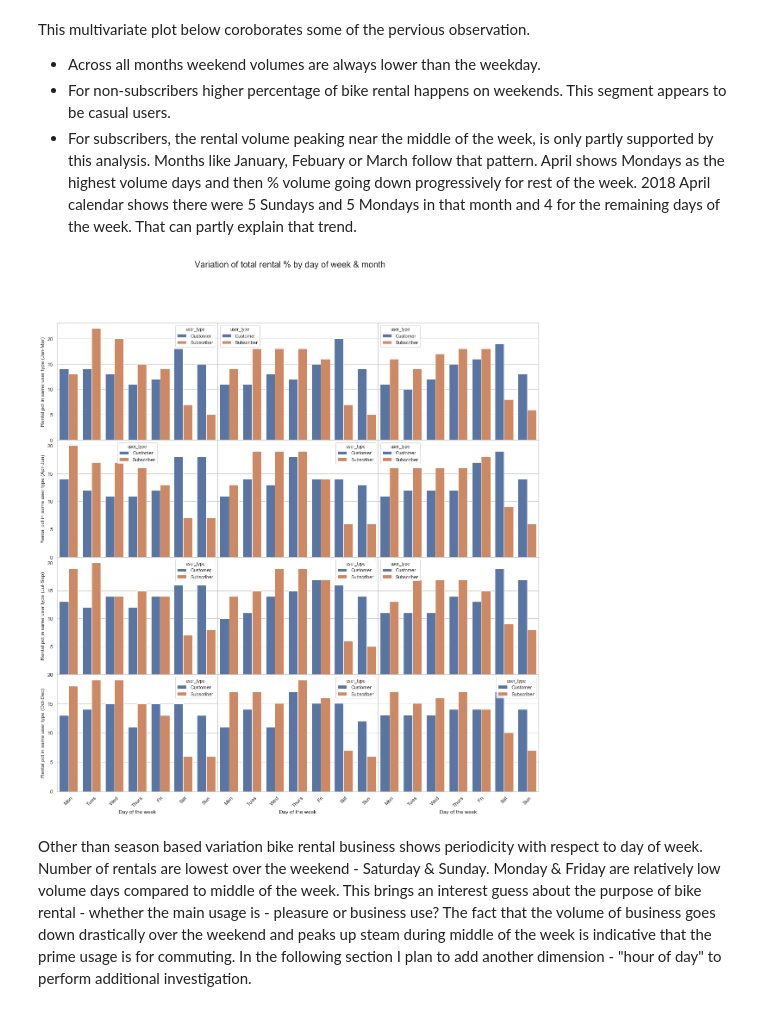
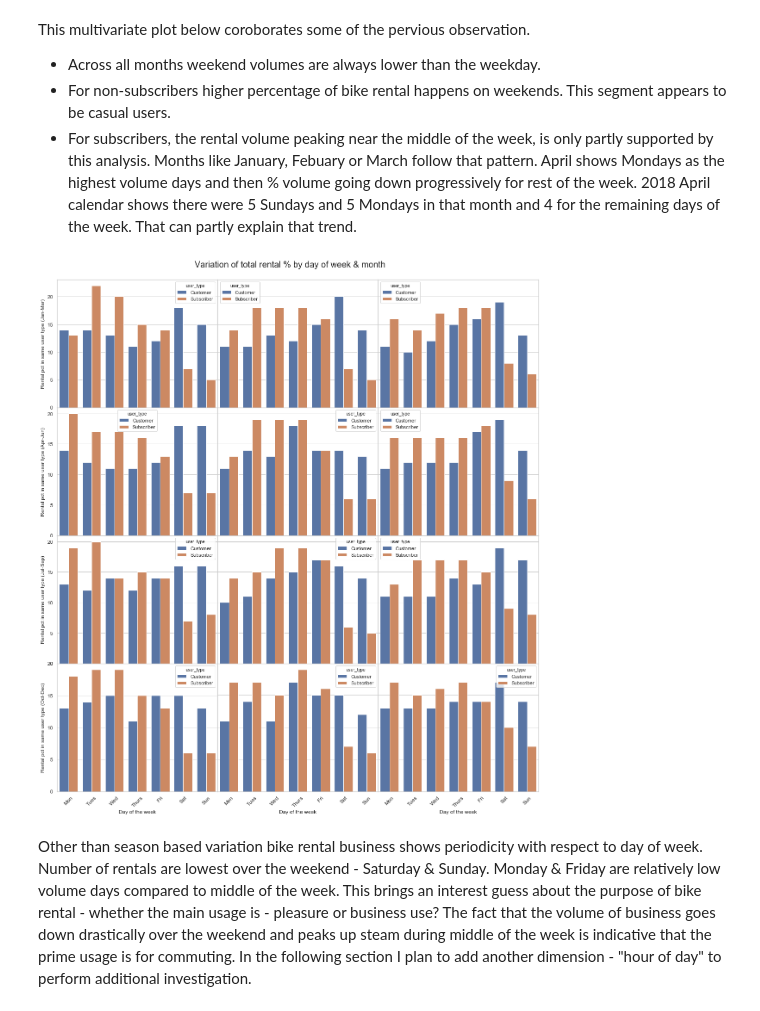
Before and after one commit to abhimita/ford-go-bike, a Jupyter notebook: Exploratory analysis (Ford Go Bike).ipynb, the cells around one changed output. Saved outputs shown, nothing was run; the diff lists cells and outputs as text; code cells hidden in the pictures.

Commit message:
Polishing the graphs

```diff
--- a/Exploratory analysis (Ford Go Bike).ipynb
+++ b/Exploratory analysis (Ford Go Bike).ipynb
@@ -672,8 +692,8 @@ gender_age_df.query("member_gender == 'Male' or member_gender == 'Female'")[['du
 .rename(columns={'bike_id': 'rental_count'})
 
 gender_user_agg_df.columns = gender_user_agg_df.columns.droplevel(1)
-gender_user_agg_df.columns = ['user_type', 'member_gender', 'rental_count', 'mean_duration_min', \
-                              'median_duration_min', 'min_distance_mile', 'median_distance_mile']
+gender_user_agg_df.columns = ['user_type', 'member_gender', 'rental_count', 'median_duration_min', \
+                              'mean_duration_min', 'median_distance_mile', 'mean_distance_mile']
 
 gender_user_agg_df
 # %% [output]
@@ -778,6 +805,7 @@ fig.suptitle('Cumulative Ride duration, distance traveled and rental count by mo
 
 metrics = ['cumulative_duration_hours','cumulative_distance_in_mile', 'cumulative_rental_count']
 for i,j in enumerate(range(len(ax))):
+    sns.set(style="whitegrid")
     g = sns.lineplot(x="end_time_year_month", y=metrics[i], data=monthly_metric_df, ax=ax[j])
 
 y_labels = ['Cum. ride duration (hours)', 'Cum. distance traveled (mile)', 'Cum. rental count']
@@ -1062,7 +1096,7 @@ This multivariate plot below coroborates some of the pervious observation.
 # %%
 fig, ax = plt.subplots(4, 3, figsize=(20, 20), sharex="col", sharey="row")
 fig.suptitle('Variation of total rental % by day of week & month', fontsize=20)
-plt.subplots_adjust(wspace=0, hspace=0)
+plt.subplots_adjust(wspace=0, hspace=0, top=0.95)
 all_months = day_agg_df.end_time_year_month.unique().tolist()
 index = 0
 g = []
@@ -1075,33 +1109,33 @@ for j in range(len(ax)):
             sns.catplot(
                 x="day_of_week",
                 y="pct_of_total",
                 hue="user_type",
                 data=temp_df,
                 kind="bar",
                 ax=ax[j][i]
             )
         g.axes[0][0].set_xlabel('')
         index = index + 1
 
 for i in range(2,14):
     plt.close(i)
 
 month_labels = ['Jan-Mar', 'Apr-Jun', 'Jul-Sep', 'Oct-Dec']
 index = 0
 for j in range(len(ax)):
     for i in range(len(ax[j])):
         if i == 0:
             ax[j][i].set_ylabel('Rental pct in same user type (%s)' % month_labels[index], fontsize=12)
             ax[j][i].set_yticks([0, 5, 10, 15, 20])
             index = index + 1
         else:
             ax[j][i].set_ylabel('')
         if j == len(ax) - 1:
             ax[j][i].set_xlabel('Day of the week', fontsize=12)
             ax[j][i].set_xticklabels(['Mon', 'Tues', 'Wed', 'Thurs', 'Fri', 'Sat', 'Sun'],rotation=45)
         else:
             ax[j][i].set_xlabel('')
 # %% [output]
-[figure, old version]
+[figure, new version]
 # %% [markdown]
 Other than season based variation bike rental business shows periodicity with respect to day of week. Number of rentals are lowest over the weekend - Saturday & Sunday. Monday & Friday are relatively low volume days compared to middle of the week. This brings an interest guess about the purpose of bike rental - whether the main usage is  - pleasure or business use? The fact that the volume of business goes down drastically over the weekend and peaks up steam during middle of the week is indicative that the prime usage is for commuting. In the following section I plan to add another dimension - "hour of day" to perform additional investigation.
```
Also changed, not shown: parts of 39 cells of this notebook.
